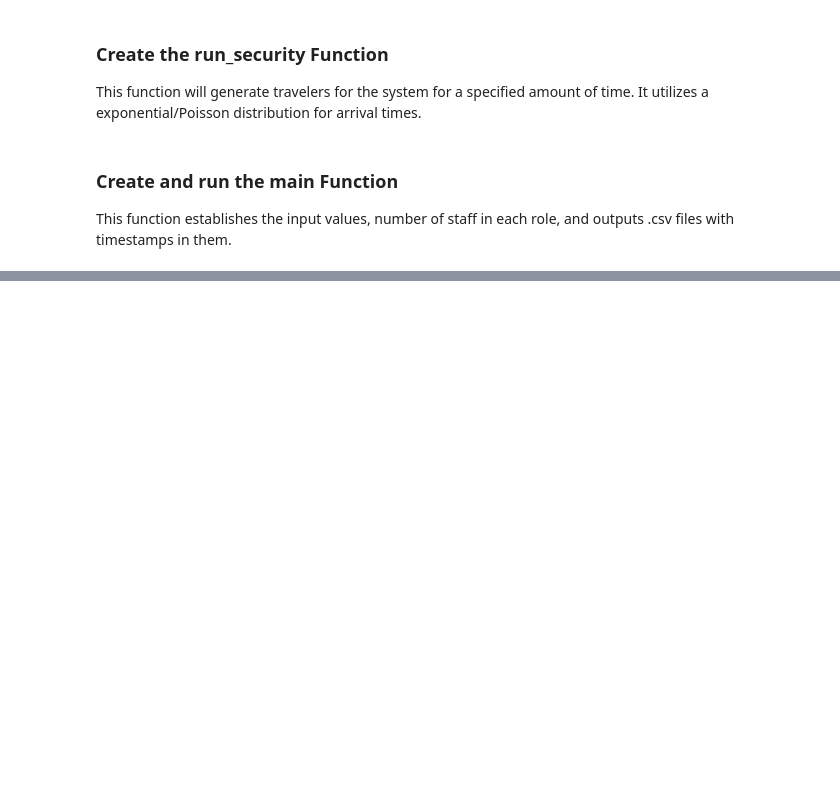
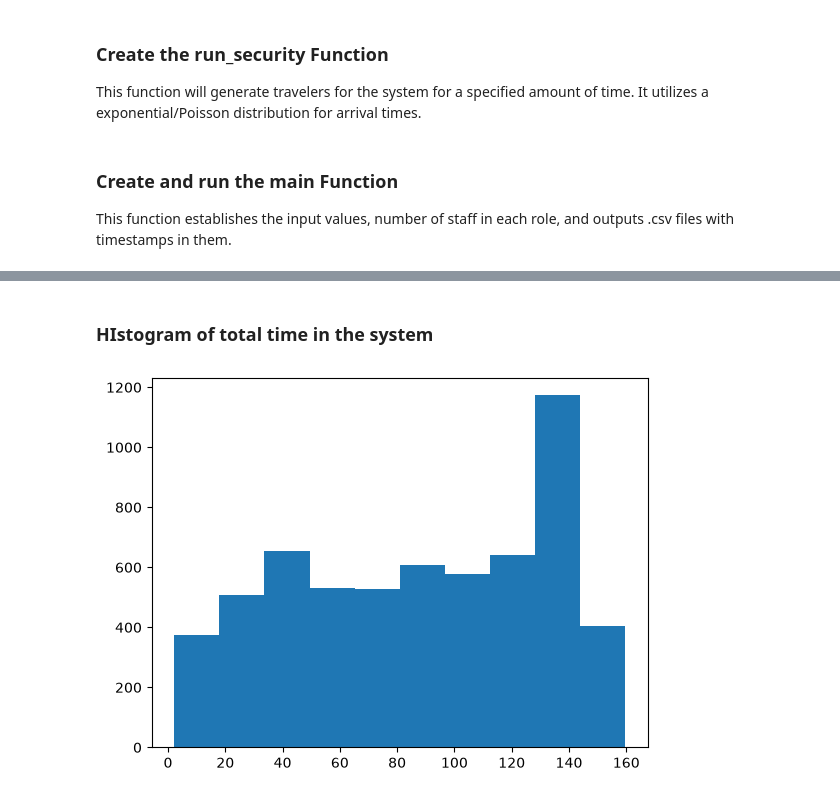
Before and after one commit to artmast64/mis_4480_hw3, a Jupyter notebook: notebooks/hw3.ipynb, the cells around one changed output, grey strips where cells are left out. Saved outputs shown, nothing was run; the diff lists cells and outputs as text; code cells hidden in the pictures; blank space fills up the shorter version.

```diff
--- a/notebooks/hw3.ipynb
+++ b/notebooks/hw3.ipynb
@@ -297,0 +317,3 @@ Simulation ended at time 1202.7176516582294
+# %%
+security_traveler_log_df = pd.read_csv('./output/security_traveler_log_df.csv')
+security_traveler_log_df.info()
@@ -297,0 +349,15 @@ Simulation ended at time 1202.7176516582294
+# %%
+def compute_durations(timestamp_df):
+
+    timestamp_df['wait_for_passport_viewer'] = timestamp_df.loc[:, 'got_passport_reviewer_ts'] - timestamp_df.loc[:, 'arrival_ts']
+    timestamp_df['wait_for_prescreen_help'] = timestamp_df.loc[:, 'got_prescreen_help_ts'] - timestamp_df.loc[:, 'release_passport_reviewer_ts']
+    timestamp_df['wait_for_human_xray'] = timestamp_df.loc[:, 'got_xray_reviewer_ts'] - timestamp_df.loc[:, 'release_prescreen_help_ts']
+    timestamp_df['wait_for_bag_xray'] = timestamp_df.loc[:, 'got_bag_xray_reviewer_ts'] - timestamp_df.loc[:, 'release_prescreen_help_ts']
+    timestamp_df['wait_for_baggage'] = timestamp_df.loc[:, 'last_screening_finish'] - timestamp_df.loc[:, 'release_xray_reviewer_ts']
+    timestamp_df['post_xray_time'] = timestamp_df.loc[:, 'exit_system_ts'] - timestamp_df.loc[:, 'last_screening_finish']
+    timestamp_df['time_in_system'] = timestamp_df.loc[:, 'exit_system_ts'] - timestamp_df.loc[:, 'arrival_ts']
+
+    return timestamp_df
+# %%
+security_traveler_log_df = compute_durations(security_traveler_log_df)
+security_traveler_log_df
@@ -297,0 +378,6 @@ Simulation ended at time 1202.7176516582294
+# %% [markdown]
+### HIstogram of total time in the system
+# %%
+plt.hist(security_traveler_log_df['time_in_system']);
+# %% [output]
+[figure, added]
```
Also changed, not shown: parts of 15 cells of this notebook, 3 other files.
